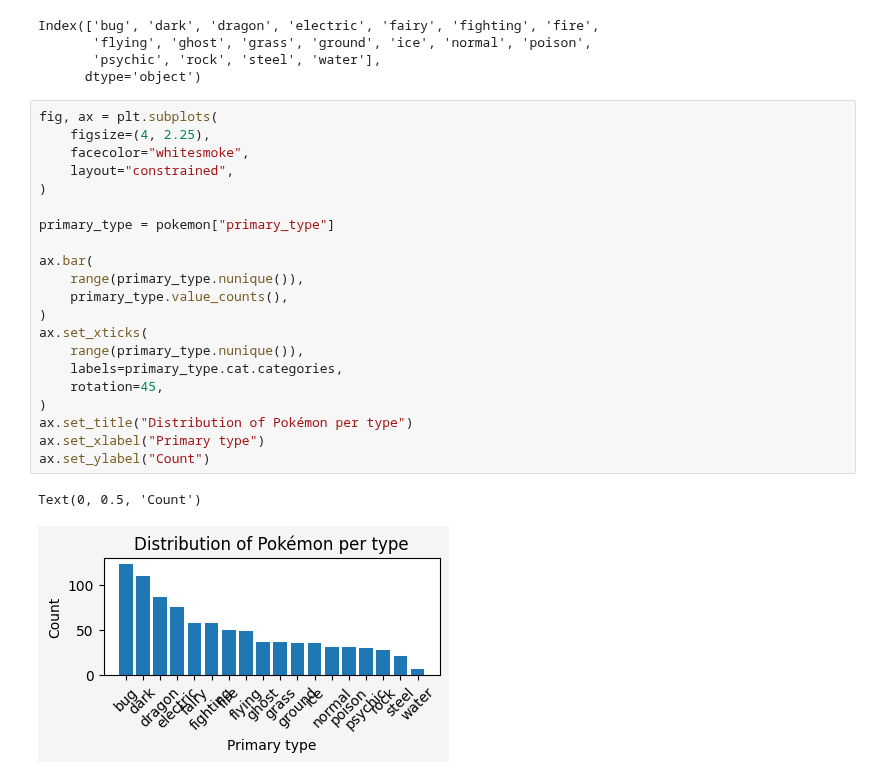
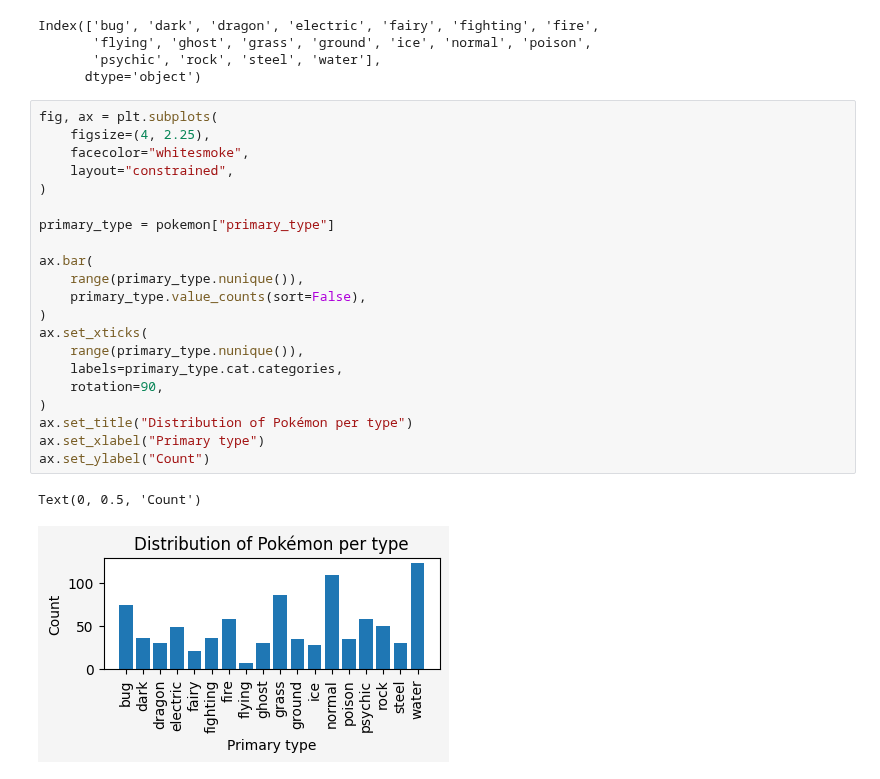
Before and after one commit to NicoleSchwartz/20241505-tutorial-pandas-matplotlib, a Jupyter notebook: tutorial.ipynb, the cells around one changed output. Saved outputs shown, nothing was run; the diff lists cells and outputs as text.

```diff
--- a/tutorial.ipynb
+++ b/tutorial.ipynb
@@ -757,24 +757,24 @@ Index(['bug', 'dark', 'dragon', 'electric', 'fairy', 'fighting', 'fire',
 # %%
 fig, ax = plt.subplots(
     figsize=(4, 2.25),
     facecolor="whitesmoke",
     layout="constrained",
 )
 
 primary_type = pokemon["primary_type"]
 
 ax.bar(
     range(primary_type.nunique()),
-    primary_type.value_counts(),
+    primary_type.value_counts(sort=False),
 )
 ax.set_xticks(
     range(primary_type.nunique()),
     labels=primary_type.cat.categories,
-    rotation=45,
+    rotation=90,
 )
 ax.set_title("Distribution of Pokémon per type")
 ax.set_xlabel("Primary type")
 ax.set_ylabel("Count")
 # %% [output]
 Text(0, 0.5, 'Count')
-[figure, old version]
+[figure, new version]
```
Also changed, not shown: parts of 2 cells of this notebook.
